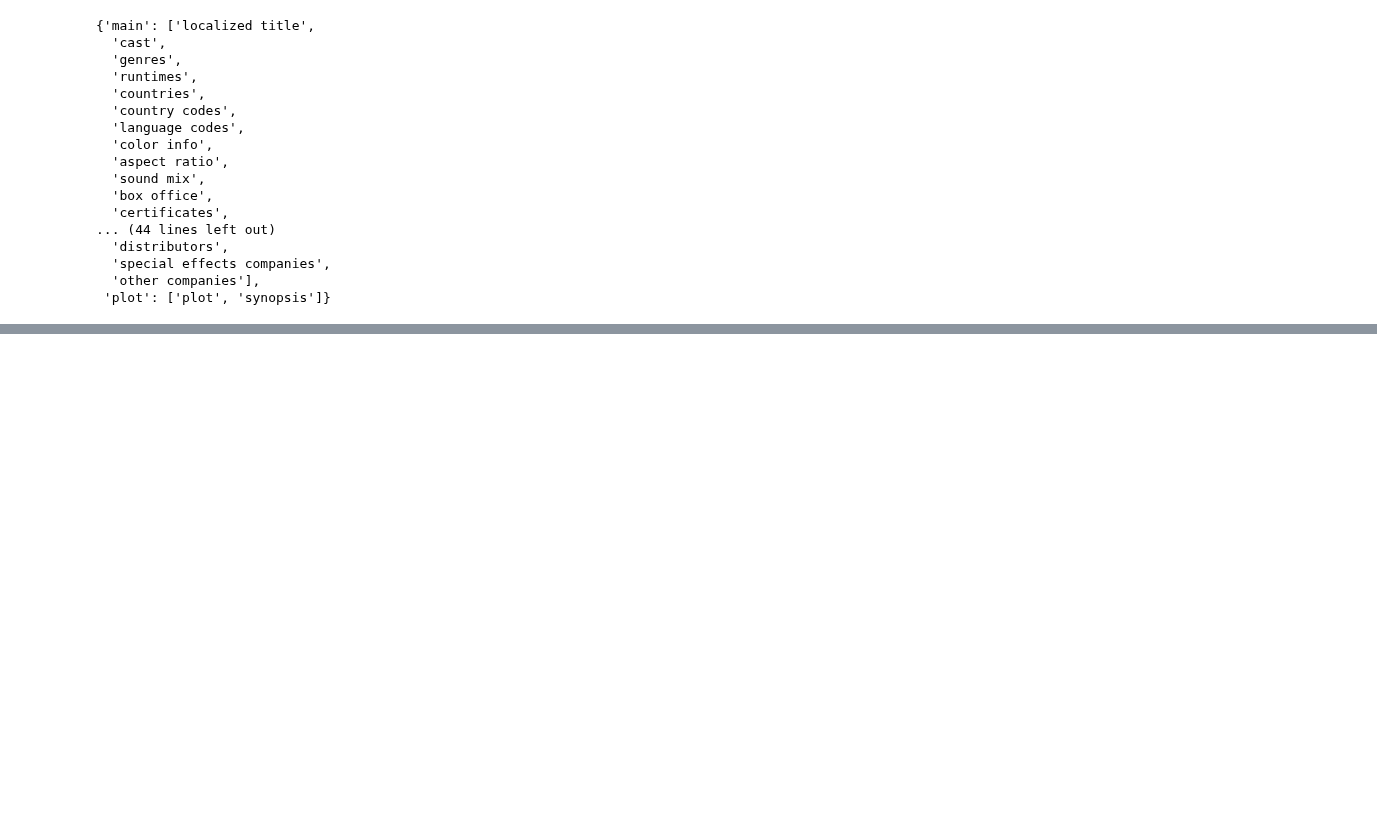
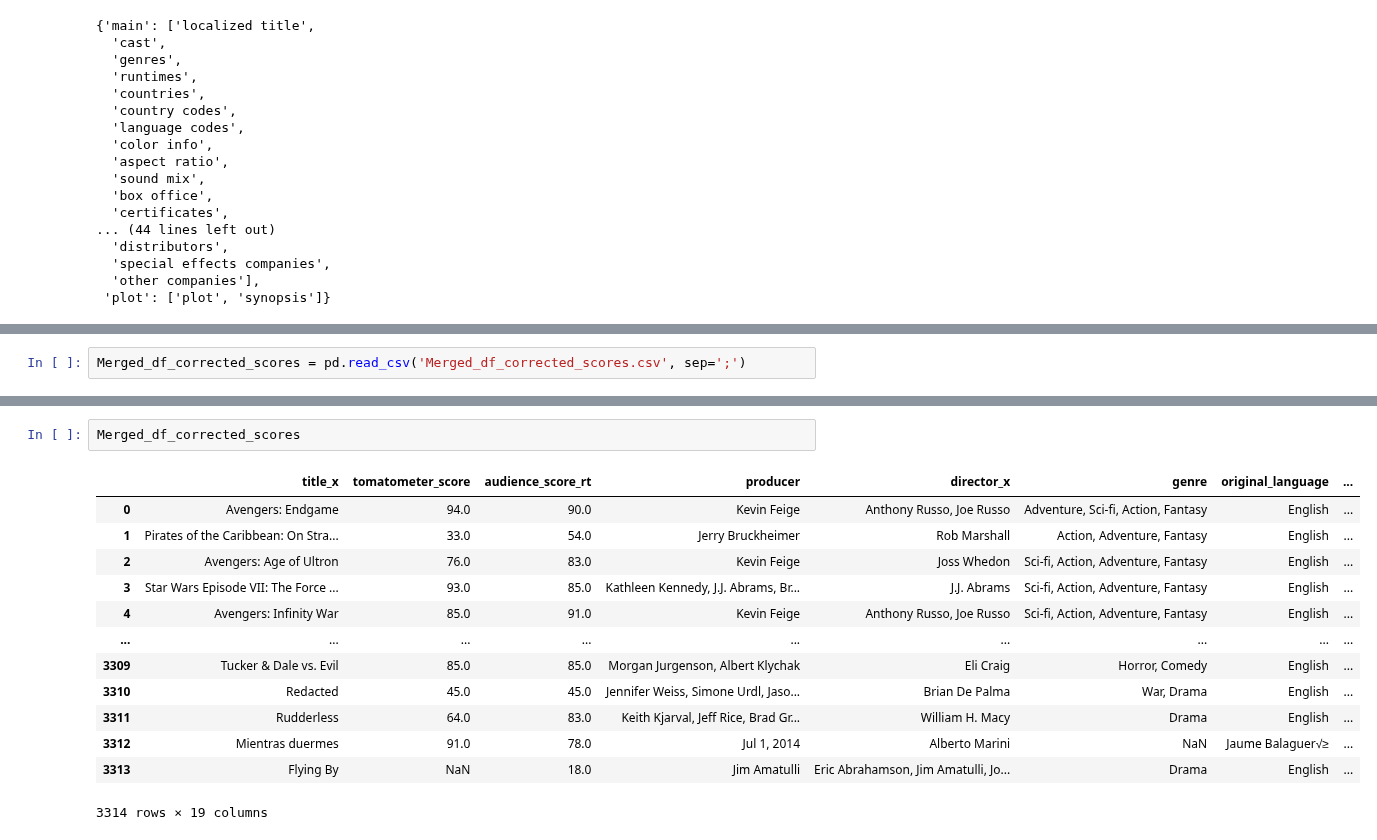
Before and after one commit to lmbauyeung/Final_Project, a Jupyter notebook: Web Scraping_IMDB.ipynb, the cells around one changed output, grey strips where cells are left out. Drawn from its saved outputs; the diff is of its cells as text; blank space fills up the shorter version.

```diff
--- a/Web Scraping_IMDB.ipynb
+++ b/Web Scraping_IMDB.ipynb
@@ -823,0 +808,2 @@ movie.infoset2keys
+# %%
+Merged_df_corrected_scores = pd.read_csv('Merged_df_corrected_scores.csv', sep=';')
@@ -823,0 +858,16 @@ movie.infoset2keys
+# %%
+Merged_df_corrected_scores
+# %% [output]
+|  | title_x | tomatometer_score | audience_score_rt | producer | director_x | genre | original_language | ... |
+| 0 | Avengers: Endgame | 94.0 | 90.0 | Kevin Feige | Anthony Russo, Joe Russo | Adventure, Sci-fi, Action, Fantasy | English | ... |
+| 1 | Pirates of the Caribbean: On Stra... | 33.0 | 54.0 | Jerry Bruckheimer | Rob Marshall | Action, Adventure, Fantasy | English | ... |
+| 2 | Avengers: Age of Ultron | 76.0 | 83.0 | Kevin Feige | Joss Whedon | Sci-fi, Action, Adventure, Fantasy | English | ... |
+| 3 | Star Wars Episode VII: The Force ... | 93.0 | 85.0 | Kathleen Kennedy, J.J. Abrams, Br... | J.J. Abrams | Sci-fi, Action, Adventure, Fantasy | English | ... |
+| 4 | Avengers: Infinity War | 85.0 | 91.0 | Kevin Feige | Anthony Russo, Joe Russo | Sci-fi, Action, Adventure, Fantasy | English | ... |
+| ... | ... | ... | ... | ... | ... | ... | ... | ... |
+| 3309 | Tucker & Dale vs. Evil | 85.0 | 85.0 | Morgan Jurgenson, Albert Klychak | Eli Craig | Horror, Comedy | English | ... |
+| 3310 | Redacted | 45.0 | 45.0 | Jennifer Weiss, Simone Urdl, Jaso... | Brian De Palma | War, Drama | English | ... |
+| 3311 | Rudderless | 64.0 | 83.0 | Keith Kjarval, Jeff Rice, Brad Gr... | William H. Macy | Drama | English | ... |
+| 3312 | Mientras duermes | 91.0 | 78.0 | Jul 1, 2014 | Alberto Marini | NaN | Jaume Balaguer√≥ | ... |
+| 3313 | Flying By | NaN | 18.0 | Jim Amatulli | Eric Abrahamson, Jim Amatulli, Jo... | Drama | English | ... |
+3314 rows × 19 columns
```
Also changed, not shown: parts of 50 cells of this notebook, 1 other file.
